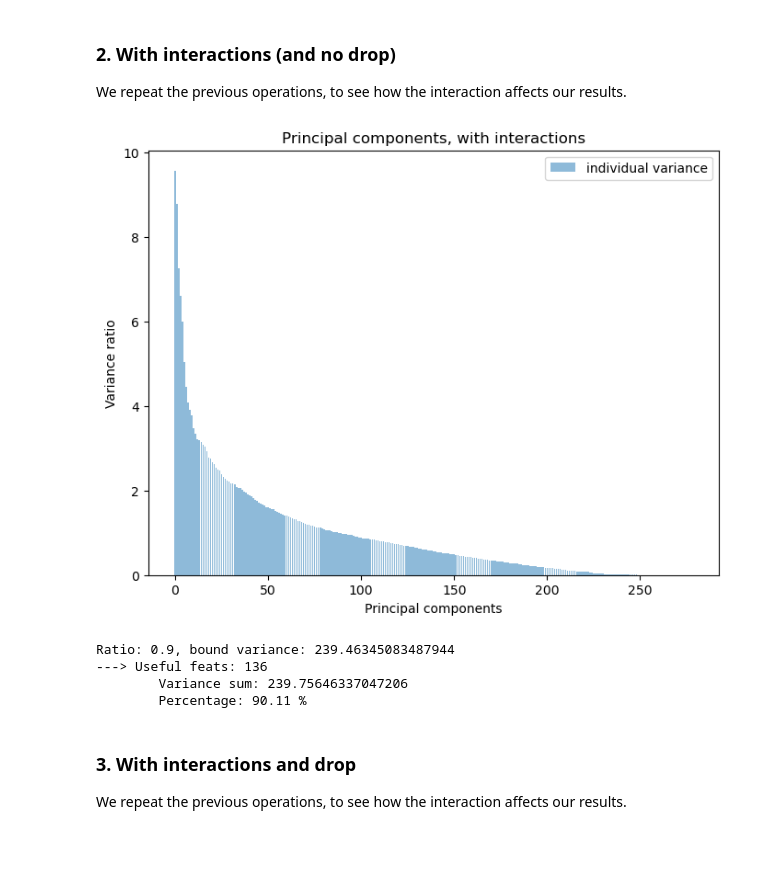
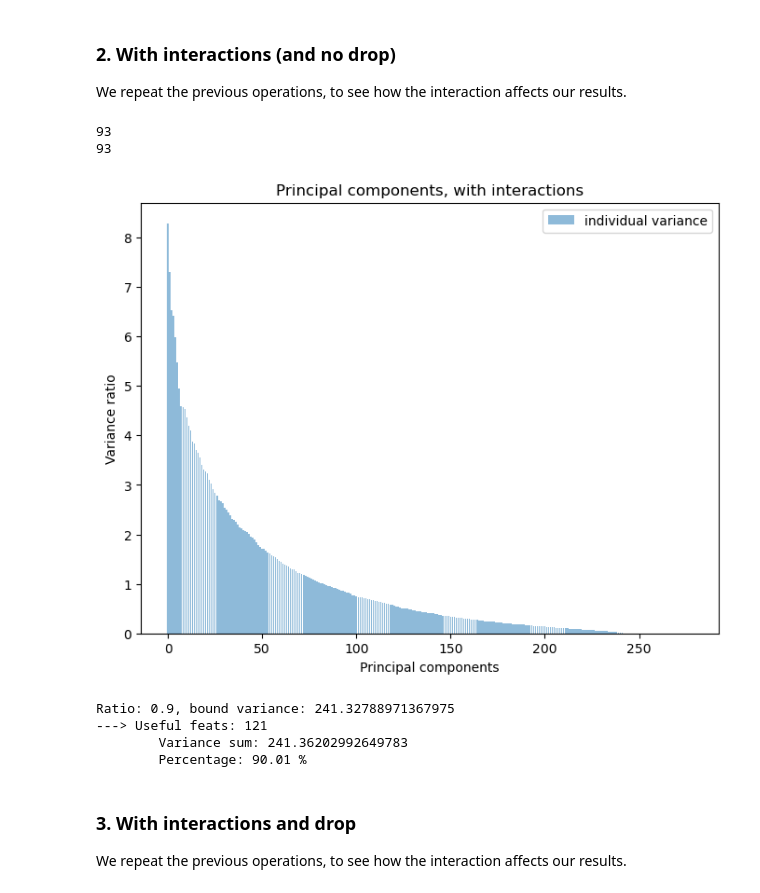
Before and after one commit to Marcondiro/malis-speed-dating, a Jupyter notebook: Preprocessing.ipynb, the cells around one changed output. Cells and saved outputs as stored; diff of their text form; code cells hidden in the pictures; blank space fills up the shorter version.

```diff
--- a/Preprocessing.ipynb
+++ b/Preprocessing.ipynb
@@ -74,23 +74,25 @@ These results suggest that 104-124 features are enough to represent 90-95% of ou
 
 We repeat the previous operations, to see how the interaction affects our results.
 # %%
-X_tr_int = interactions(X_tr, drop=False)
+X_tr_int = corresponding_features_custom_interaction(X_tr, drop=False)
 X_tr_scaled = scaler.fit_transform(X_tr_int)
 
 # Visualize
 pca = PCA()
 pca.fit_transform(X_tr_scaled)
 pca_variance = pca.explained_variance_
 
 plt.figure(figsize=(8, 6))
 plt.title('Principal components, with interactions')
 plt.bar(range(pca_variance.size), pca_variance, alpha=0.5, align='center', label='individual variance')
 plt.legend()
 plt.ylabel('Variance ratio')
 plt.xlabel('Principal components')
 plt.show()
 # %% [output]
+93
+93
-[figure, old version]
+[figure, new version]
 # %%
 bound_variance = np.sum(pca_variance)*RATIO
 sum_variance = 0
@@ -106,10 +108,10 @@ print(f'---> Useful feats: {i}')
 print(f'\tVariance sum: {sum_variance}')
 print(f'\tPercentage: {sum_variance*100/np.sum(pca_variance):.2f} %')
 # %% [output]
-Ratio: 0.9, bound variance: 239.46345083487944
----> Useful feats: 136
-        Variance sum: 239.75646337047206
-        Percentage: 90.11 %
+Ratio: 0.9, bound variance: 241.32788971367975
+---> Useful feats: 121
+        Variance sum: 241.36202992649783
+        Percentage: 90.01 %
 # %% [markdown]
 ### 3. With interactions and drop
 
```
Also changed, not shown: parts of 5 cells of this notebook, 4 other files.
